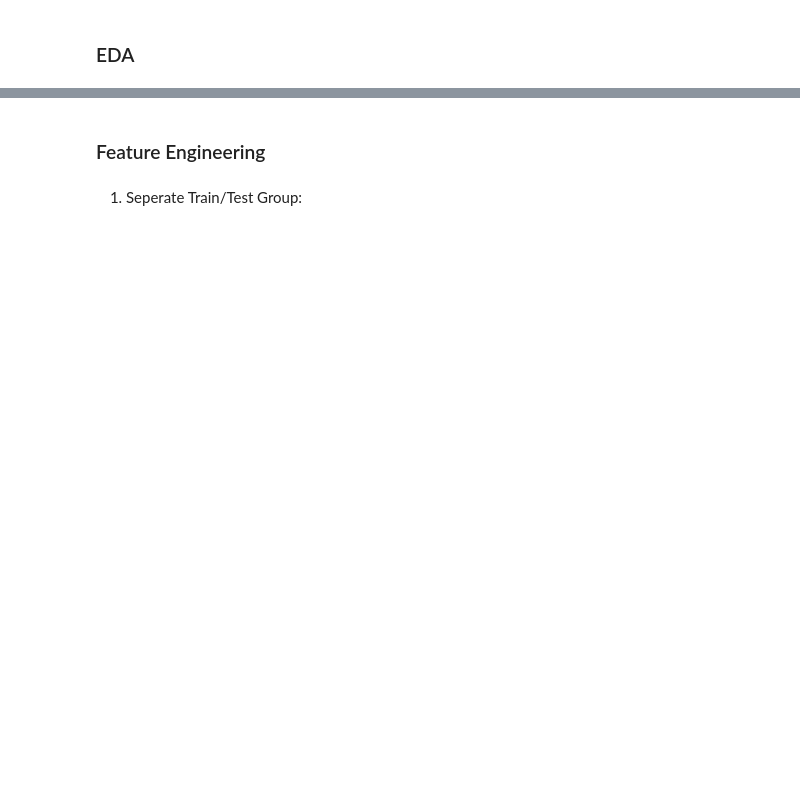
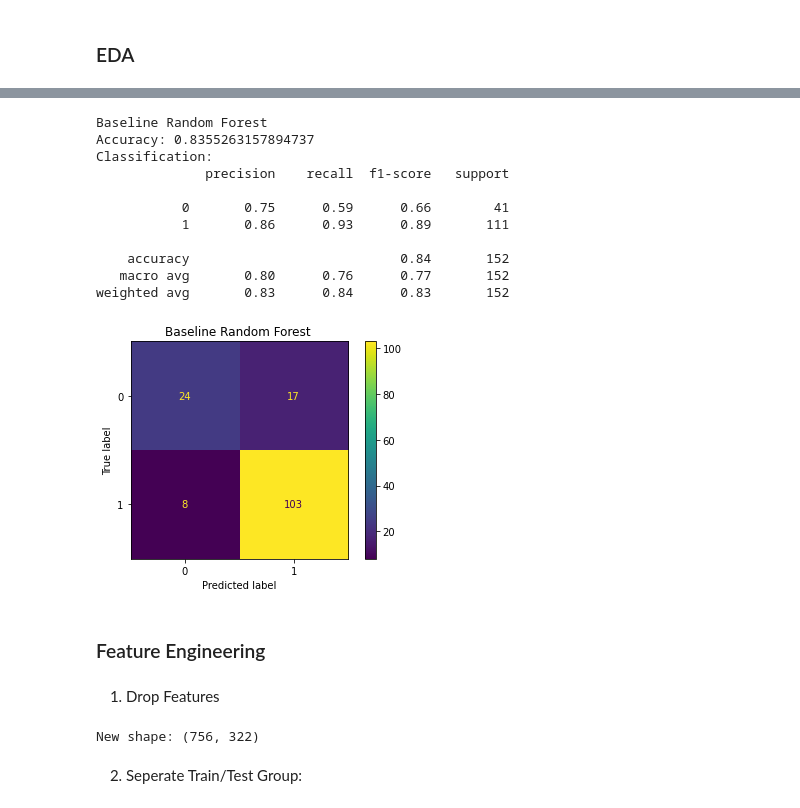
Before and after one commit to chilicola/lhl_parkinson_classification, a Jupyter notebook: parkinson.ipynb, the cells around one changed output, grey strips where cells are left out. Cells and saved outputs as stored; diff of their text form; code cells hidden in the pictures; blank space fills up the shorter version.

```diff
--- a/parkinson.ipynb
+++ b/parkinson.ipynb
@@ -63,6 +166,48 @@ False
+# %%
+# predict on test set
+y_pred_gs_rfc_baseline = gs_rfc_baseline.predict(X_test)
+# %%
+# print summary
+print('Baseline Random Forest')
+print(f'Accuracy: {accuracy_score(y_test, y_pred_gs_rfc_baseline)}')
+print(f'Classification: \n{classification_report(y_test, y_pred_gs_rfc_baseline)}')
+
+# calculate confusion matrix
+cm = confusion_matrix(y_test, y_pred_gs_rfc_baseline)
+
+# plot confusion matrix
+ConfusionMatrixDisplay(cm).plot()
+plt.title('Baseline Random Forest ')
+plt.show()
+# %% [output]
+Baseline Random Forest
+Accuracy: 0.8355263157894737
+Classification:
+              precision    recall  f1-score   support
+
+           0       0.75      0.59      0.66        41
+           1       0.86      0.93      0.89       111
+
+    accuracy                           0.84       152
+   macro avg       0.80      0.76      0.77       152
+weighted avg       0.83      0.84      0.83       152
+[figure, added]
 # %% [markdown]
 ### Feature Engineering
+# %% [markdown]
+1. Drop Features
+# %%
+# drop id column
+df = df.drop('id', axis=1)
+
+# drop TQWT columns per paper suggested
+cols_to_drop = [col for col in df.columns if col.lower()[:4] != 'tqwt']
+df_no_tqwt = df[cols_to_drop]
+
+print(f'New shape: {df_no_tqwt.shape}')
+# %% [output]
+New shape: (756, 322)
 # %% [markdown]
-1. Seperate Train/Test Group:
+2. Seperate Train/Test Group:
 # %%
 # split out the test group from the training group
```
Also changed, not shown: parts of 72 cells of this notebook.
